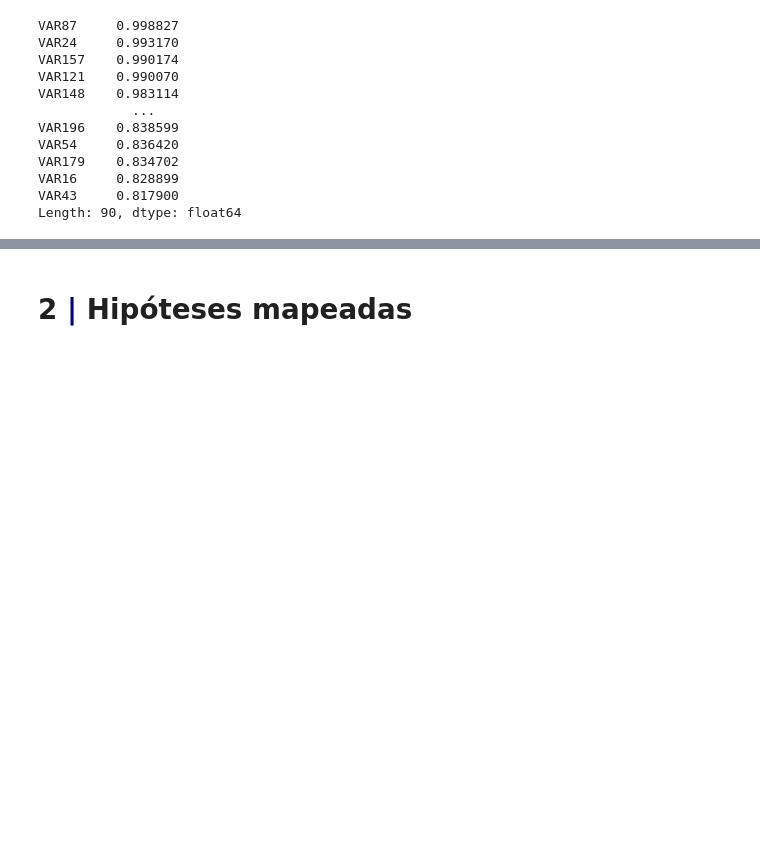
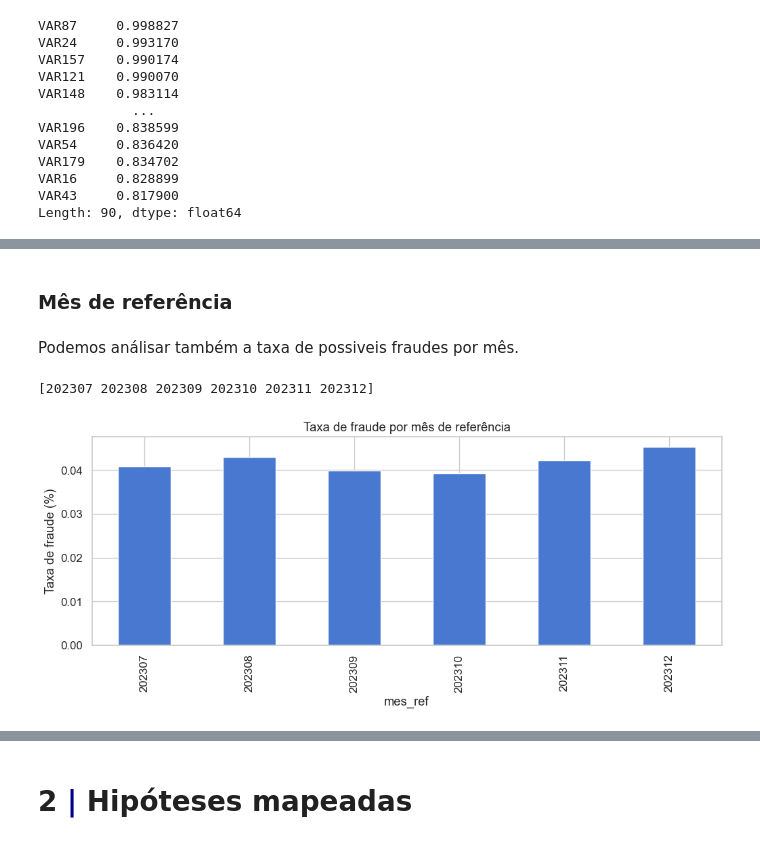
Before and after one commit to HumbertoTavora/Desafio-Neuro-Modelo_Anti_Fraude, a Jupyter notebook: notebooks/eda.ipynb, the cells around one changed output, grey strips where cells are left out. Drawn from its saved outputs; the diff is of its cells as text; code cells hidden in the pictures; blank space fills up the shorter version.

```diff
--- a/notebooks/eda.ipynb
+++ b/notebooks/eda.ipynb
@@ -101,0 +125,17 @@ Length: 90, dtype: float64
+# %% [markdown]
+### Mês de referência
+# %% [markdown]
+Podemos análisar também a taxa de possiveis fraudes por mês.
+# %%
+fraude_mes = df.groupby("mes_ref")['alvo'].mean()
+
+# Só confirmando que todos os meses estão sendo exibidos na analise de distribuição.
+print(df['mes_ref'].unique())
+
+fraude_mes.plot(kind='bar', figsize=(12,4))
+plt.title("Taxa de fraude por mês de referência")
+plt.ylabel("Taxa de fraude (%)")
+plt.show()
+# %% [output]
+[202307 202308 202309 202310 202311 202312]
+[figure, added]
```
Also changed, not shown: parts of 18 cells of this notebook.
